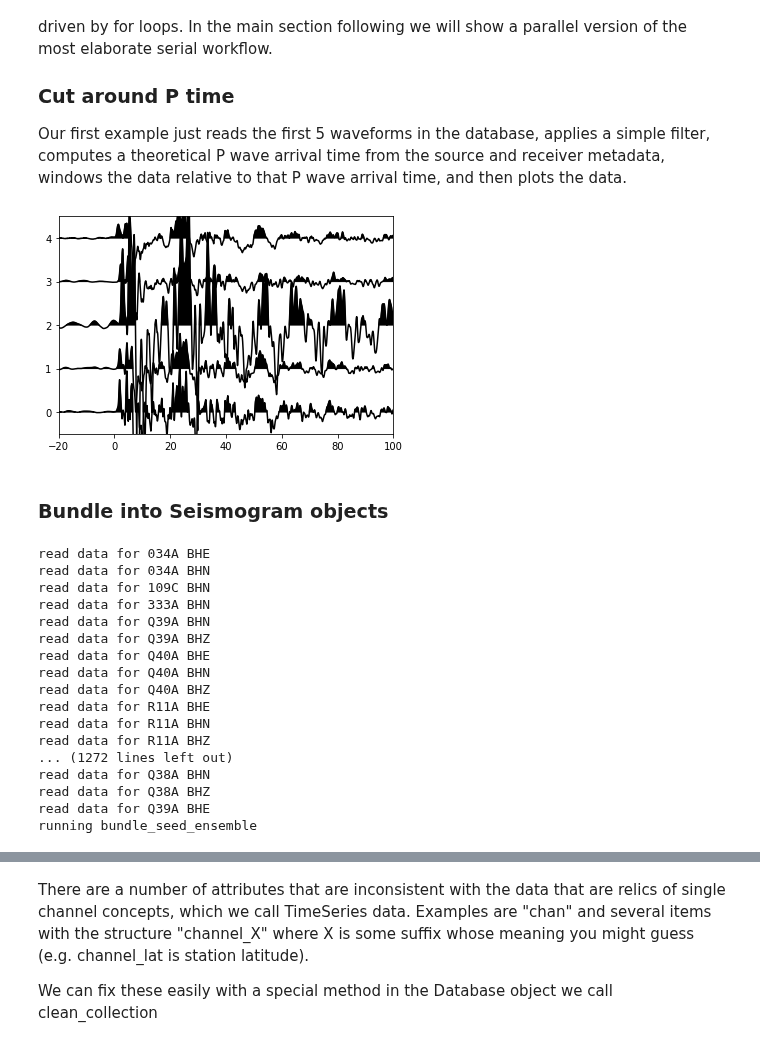
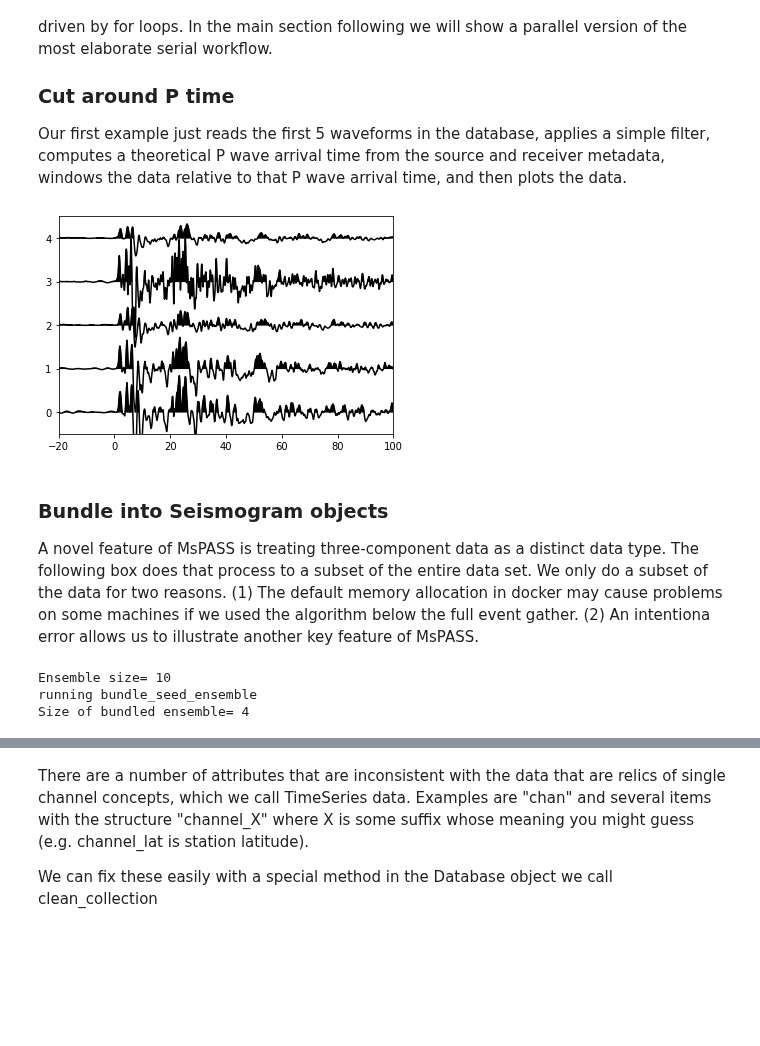
Before and after one commit to mspass-team/mspass_tutorial, a Jupyter notebook: sage-gage_2021/session1_overview.ipynb, the cells around one changed output, grey strips where cells are left out. Cells and saved outputs as stored; diff of their text form; code cells hidden in the pictures; blank space fills up the shorter version.

Commit message:
Revise to avoid memory faults with default docker configuration

```diff
--- a/sage-gage_2021/session1_overview.ipynb
+++ b/sage-gage_2021/session1_overview.ipynb
@@ -280,67 +280,54 @@ from mspasspy.ccore.algorithms.basic import TimeWindow
 from obspy.taup import TauPyModel
 model = TauPyModel(model="iasp91")
 from obspy.geodetics import gps2dist_azimuth,kilometers2degrees
-# First we load all the data we currently have into a single ensemble object
+# First we load all the data we want to work with into a single ensemble object
+# limited to 5 here to keep the plot legible
 ensemble=TimeSeriesEnsemble()
 cursor=db.wf_miniseed.find({'chan' : 'BHZ'}).limit(5)
-for doc in cursor:
-    d=db.read_data(doc,collection='wf_miniseed',normalize=normalize_list)
-    ensemble.member.append(d)
+ensemble=db.read_ensemble_data(cursor,collection='wf_miniseed',normalize=normalize_list)
 
 # This a time window in time relative to P arrival around
 # which we cut each waveform
 cutwin=TimeWindow(-20.0,100.0)
 i=0
 for d in ensemble.member:
     filter(d,'bandpass',freqmax=2.0,freqmin=0.005)
     stalat=d['channel_lat']
     stalon=d['channel_lon']
     srclat=d['source_lat']
     srclon=d['source_lon']
     depth=d['source_depth']
     otime=d['source_time']
     georesult=gps2dist_azimuth(srclat,srclon,stalat,stalon)
     # obspy's function we just called returns distance in m in element 0 of a tuple
     # their travel time calculator it is degrees so we need this conversion
     dist=kilometers2degrees(georesult[0]/1000.0)
     arrivals=model.get_travel_times(source_depth_in_km=depth,distance_in_degree=dist,phase_list=['P'])
     # Arrivals are returned in time order 0 is always the first arrival
     # This computes arrival time as an epoch time and shifts the data to put 0 at that time
     d.ator(otime+arrivals[0].time)
     #d=WindowData(d,cutwin)
-    ensemble.member[i]=WindowData(d,cutwin)
+    ensemble.member[i]=WindowData(d,cutwin.start,cutwin.end)
     i+=1
 plotter.plot(ensemble)
 # %% [output]
-[figure, old version]
+[figure, new version]
-# %% [markdown]
-### Bundle into Seismogram objects
+# %% [markdown]
+### Bundle into Seismogram objects
+A novel feature of MsPASS is treating three-component data as a distinct data type.   The following box does that process to a subset of the entire data set.  We only do a subset of the data for two reasons.  (1) The default memory allocation in docker may cause problems on some machines if we used the algorithm below the full event gather.  (2)  An intentiona error allows us to illustrate another key feature of MsPASS.
 # %%
 from mspasspy.algorithms.bundle import bundle_seed_data
-ensemble=TimeSeriesEnsemble()
-cursor=db.wf_miniseed.find({})
-for doc in cursor:
-    d=db.read_data(doc,collection='wf_miniseed',normalize=normalize_list)
-    print('read data for',d['sta'],d['chan'])
-    ensemble.member.append(d)
+# This query causes the list of TimeSeries to be sorted by sta name
+# We need that only because we are also limiting the number of data read
+cursor=db.wf_miniseed.find({}).limit(10).sort('sta',1)
+ensemble=db.read_ensemble_data(cursor,collection='wf_miniseed',normalize=normalize_list)
+print('Ensemble size=',len(ensemble.member))
 print('running bundle_seed_ensemble')
 d3c=bundle_seed_data(ensemble)
-db.save_ensemble_data(d3c,data_tag='rawdata')
+print('Size of bundled ensemble=',len(d3c.member))
+
+db.save_ensemble_data(d3c,data_tag='rawsample')
 # %% [output]
-read data for 034A BHE
-read data for 034A BHN
-read data for 109C BHN
-read data for 333A BHN
-read data for Q39A BHN
-read data for Q39A BHZ
-read data for Q40A BHE
-read data for Q40A BHN
-read data for Q40A BHZ
-read data for R11A BHE
-read data for R11A BHN
-read data for R11A BHZ
-... (1272 lines left out)
-read data for Q38A BHN
-read data for Q38A BHZ
-read data for Q39A BHE
+Ensemble size= 10
 running bundle_seed_ensemble
+Size of bundled ensemble= 4
```
Also changed, not shown: parts of 17 cells of this notebook.
